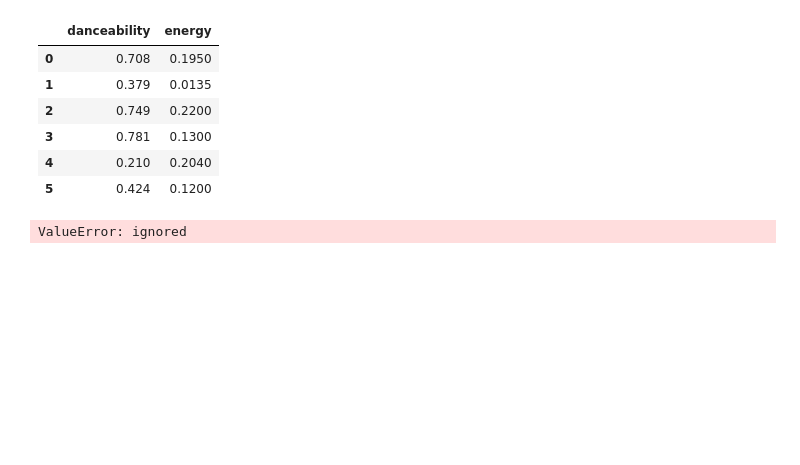
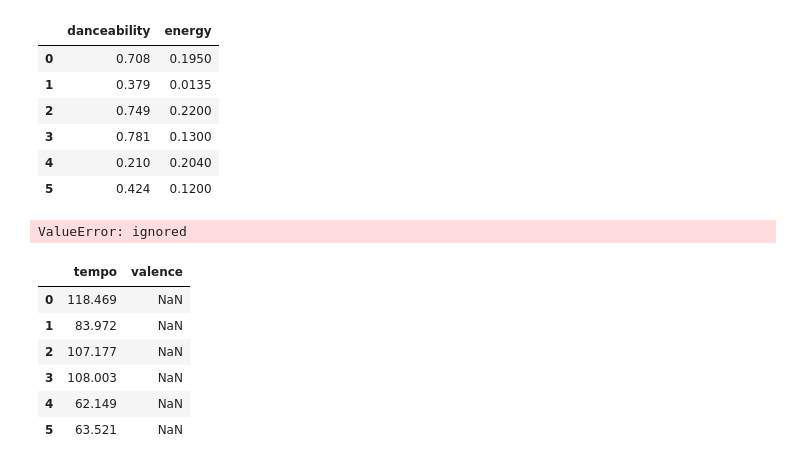
Before and after one commit to FilippMakarov/chekFM, a Jupyter notebook: 18.ipynb, the cells around one changed output. Cells and saved outputs as stored; diff of their text form; code cells hidden in the pictures; blank space fills up the shorter version.

```diff
--- a/18.ipynb
+++ b/18.ipynb
@@ -108,3 +108,13 @@ df2
 print (df1>=df2)
 # %% [output]
 ValueError: ignored
+# %%
+df1[df1 >1]
+# %% [output]
+|  | tempo | valence |
+| 0 | 118.469 | NaN |
+| 1 | 83.972 | NaN |
+| 2 | 107.177 | NaN |
+| 3 | 108.003 | NaN |
+| 4 | 62.149 | NaN |
+| 5 | 63.521 | NaN |
```
Also changed, not shown: parts of 1 cell of this notebook.
